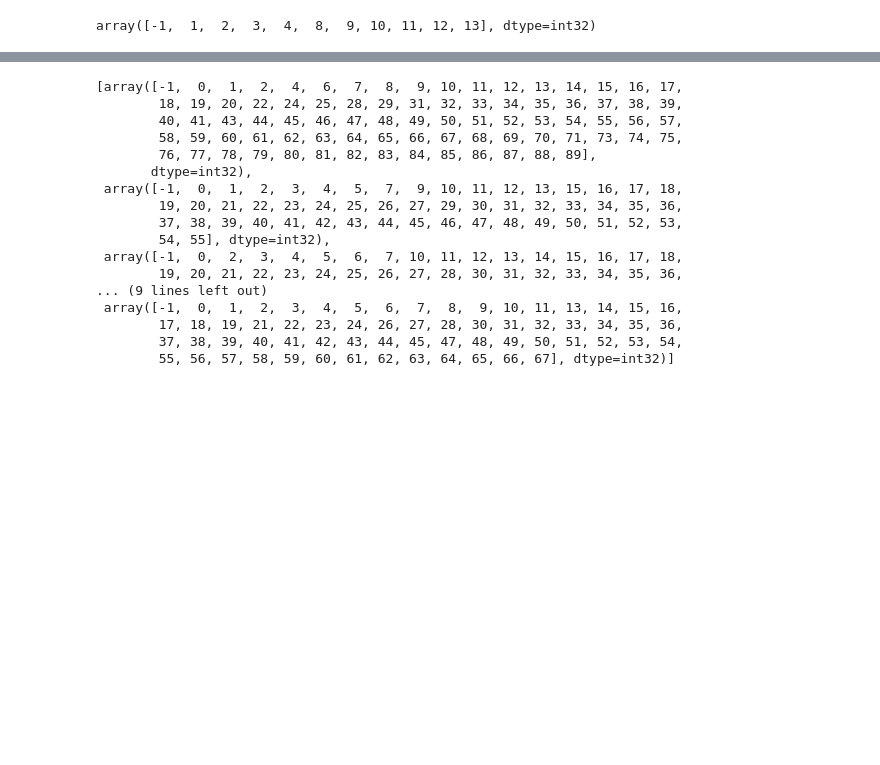
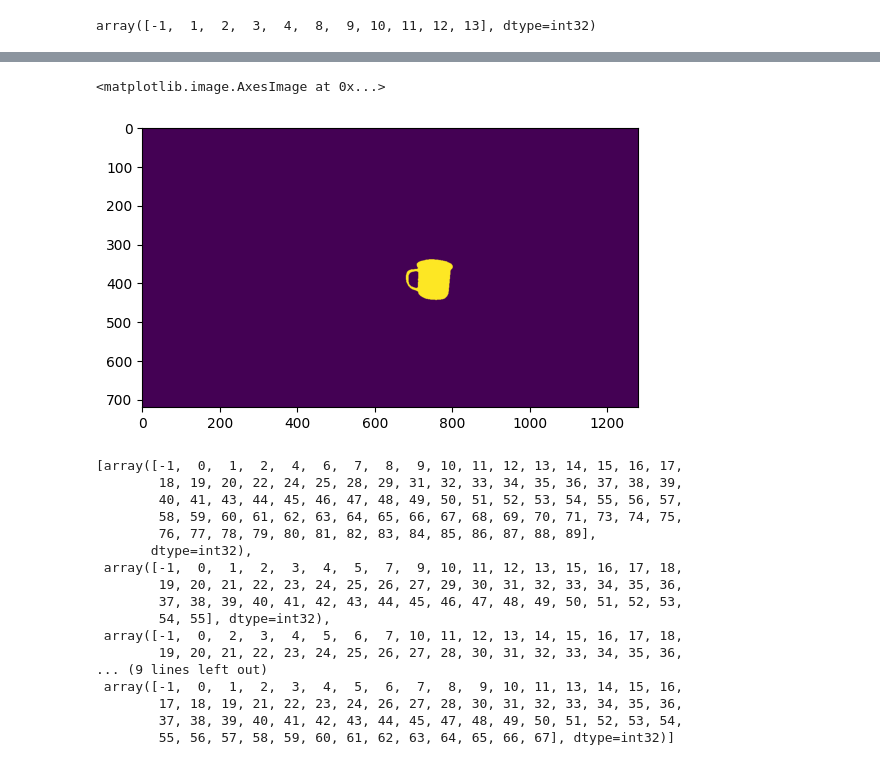
Before and after one commit to DaveLearn/SegmentAnything3D, a Jupyter notebook: test.ipynb, the cells around one changed output, grey strips where cells are left out. Cells and saved outputs as stored; diff of their text form; code cells hidden in the pictures; blank space fills up the shorter version.

```diff
--- a/test.ipynb
+++ b/test.ipynb
@@ -83,3 +128,8 @@ merging 2 point clouds
+# %%
+plt.imshow(instance_groups["back"]==83)
+# %% [output]
+<matplotlib.image.AxesImage at 0x...>
+[figure, added]
 # %%
 [np.unique(instance_groups[k]) for k in instance_groups.keys()]
 # %% [output]
```
Also changed, not shown: parts of 4 cells of this notebook, 3 other files.
